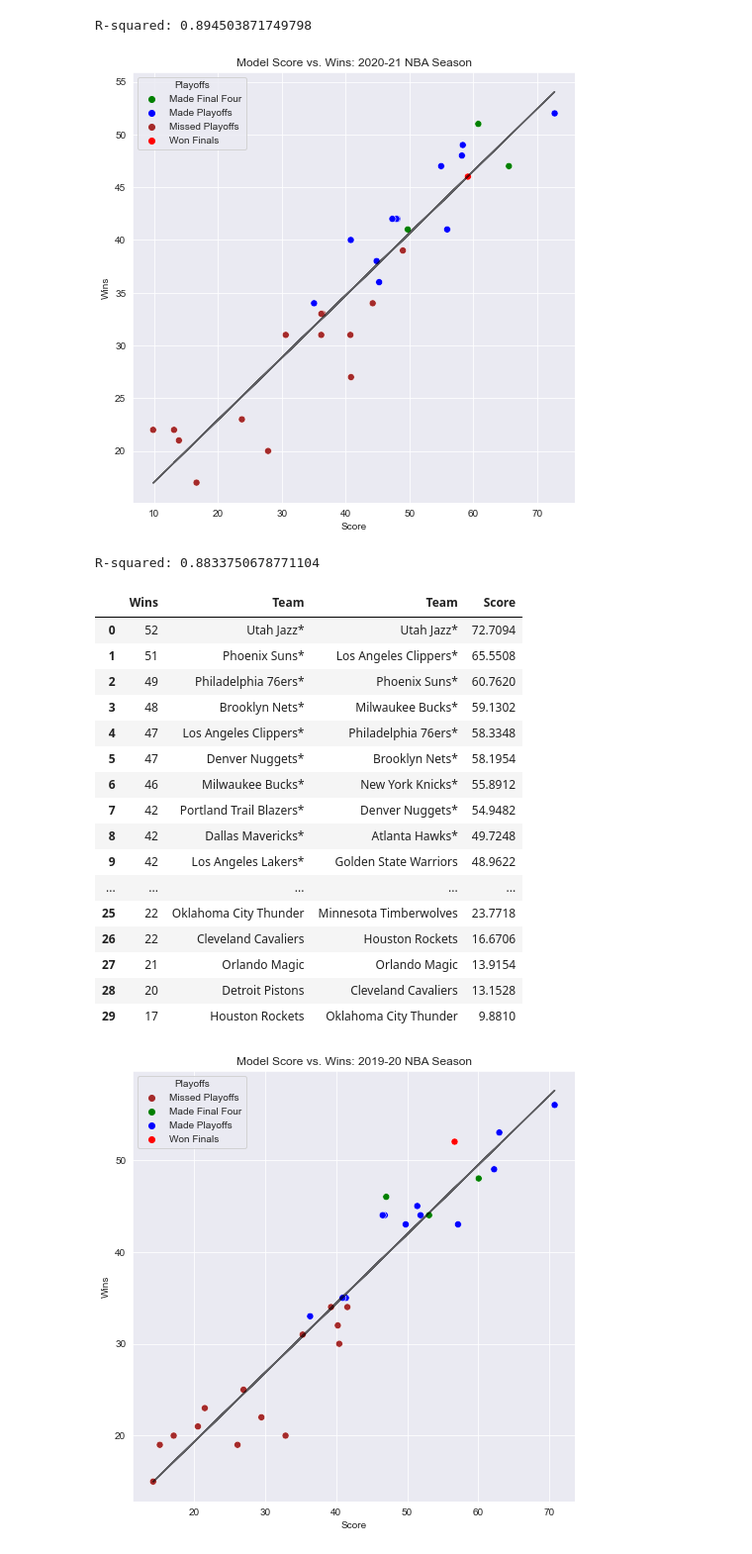
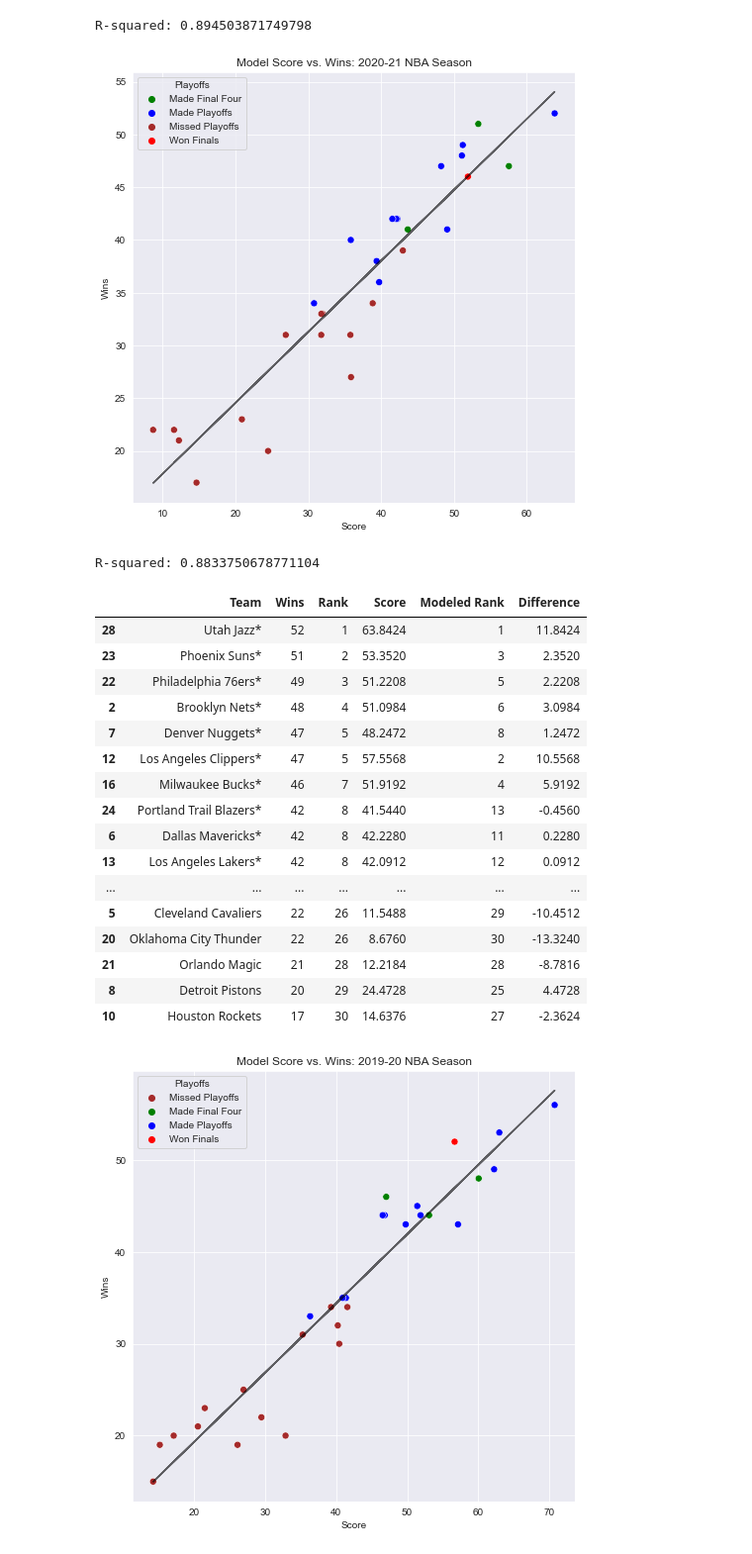
Before and after one commit to Kc1227/Math-42-Final-Project, a Jupyter notebook: Analysis.ipynb, the cells around one changed output. Shown at 99% size. Drawn from its saved outputs; the diff is of its cells as text; code cells hidden in the pictures.

```diff
--- a/Analysis.ipynb
+++ b/Analysis.ipynb
@@ -123,3 +133,12 @@ model_parameters['Corner 3-pt Per Game'] = np.round(((df_2021['Corner 3-pt Per G
 model_parameters['Score'] = model_parameters[['Net Rating', 'Defensive EFG%',
                                               '3-pt FG%', 'AST/TO Rate',
                                               'Corner 3-pt Per Game']].sum(axis = 1) * 0.82
+# %%
+model_parameters['Difference'] = model_parameters['Score'] - model_parameters['Wins']
+model_parameters.sort_values(by = "Difference")
+real = model_parameters.copy()['Wins'].rank(method = 'min', ascending = False)
+modeled = model_parameters.copy()['Score'].rank(method = 'min', ascending = False)
+model_parameters['Rank'] = real.astype(int)
+model_parameters['Modeled Rank'] = modeled.astype(int)
+new = model_parameters[['Team', 'Wins', 'Rank', 'Score', 'Modeled Rank', 'Difference']]
+new.sort_values('Rank')
@@ -155,7 +192,7 @@ test_statistic(df = model_parameters, stat = 'Score', y = "Wins", playoffs = "Pl
 [figure]
 R-squared: 0.894503871749798
 # %%
-def score_model(df, year):
+def score_model(df, year, games = 82):
     model_parameters = pd.DataFrame(columns = ["Team", "Wins", 'Playoffs', "Net Rating",
                                                "Defensive EFG%", '3-pt FG%',
                                                'AST/TO Rate', 'Corner 3-pt Per Game'])
@@ -171,13 +208,18 @@ def score_model(df, year):
 
     model_parameters['Score'] = model_parameters[['Net Rating', 'Defensive EFG%',
                                                   '3-pt FG%', 'AST/TO Rate',
-                                                  'Corner 3-pt Per Game']].sum(axis = 1) * 0.82
-    df1 = model_parameters[['Team', 'Wins', 'Playoffs']].sort_values(by = 'Wins', ascending = False).reset_index(drop = True)
-    df2 = model_parameters[['Team', 'Score', 'Playoffs']].sort_values(by = 'Score', ascending = False).reset_index(drop = True)
+                                                  'Corner 3-pt Per Game']].sum(axis = 1) * games / 100
+    model_parameters['Difference'] = model_parameters['Score'] - model_parameters['Wins']
+    model_parameters.sort_values(by = "Difference")
+    real = model_parameters.copy()['Wins'].rank(method = 'min', ascending = False)
+    modeled = model_parameters.copy()['Score'].rank(method = 'min', ascending = False)
+    model_parameters['Rank'] = real.astype(int)
+    model_parameters['Modeled Rank'] = modeled.astype(int)
+    new = model_parameters[['Team', 'Wins', 'Rank', 'Score', 'Modeled Rank', 'Difference']]
 
     results = pd.concat([df1, df2], axis = 1)
     sns.set_style('darkgrid')
     test_statistic(df = model_parameters, stat = 'Score', y = "Wins", playoffs = "Playoffs", figsize = (8, 8),
               title = f"Model Score vs. Wins: {year} NBA Season")
-    return results[['Wins', 'Team', 'Score']]
+    return new.sort_values('Rank')
 # %%
@@ -199,27 +241,27 @@ def score_model_incomplete_data(df, year):
 
     return model_parameters[['Team', 'Score']].sort_values(by = 'Score', ascending = False)
 # %%
-score_model(df_2020, '2020-21')
+score_model(df_2020, '2020-21', games = 72)
 # %% [output]
-[figure, old version]
+[figure, new version]
 R-squared: 0.8833750678771104
-|  | Wins | Team | Team | Score |
-| 0 | 52 | Utah Jazz* | Utah Jazz* | 72.7094 |
-| 1 | 51 | Phoenix Suns* | Los Angeles Clippers* | 65.5508 |
-| 2 | 49 | Philadelphia 76ers* | Phoenix Suns* | 60.7620 |
-| 3 | 48 | Brooklyn Nets* | Milwaukee Bucks* | 59.1302 |
-| 4 | 47 | Los Angeles Clippers* | Philadelphia 76ers* | 58.3348 |
-| 5 | 47 | Denver Nuggets* | Brooklyn Nets* | 58.1954 |
-| 6 | 46 | Milwaukee Bucks* | New York Knicks* | 55.8912 |
-| 7 | 42 | Portland Trail Blazers* | Denver Nuggets* | 54.9482 |
-| 8 | 42 | Dallas Mavericks* | Atlanta Hawks* | 49.7248 |
-| 9 | 42 | Los Angeles Lakers* | Golden State Warriors | 48.9622 |
-| ... | ... | ... | ... | ... |
-| 25 | 22 | Oklahoma City Thunder | Minnesota Timberwolves | 23.7718 |
-| 26 | 22 | Cleveland Cavaliers | Houston Rockets | 16.6706 |
-| 27 | 21 | Orlando Magic | Orlando Magic | 13.9154 |
-| 28 | 20 | Detroit Pistons | Cleveland Cavaliers | 13.1528 |
-| 29 | 17 | Houston Rockets | Oklahoma City Thunder | 9.8810 |
+|  | Team | Wins | Rank | Score | Modeled Rank | Difference |
+| 28 | Utah Jazz* | 52 | 1 | 63.8424 | 1 | 11.8424 |
+| 23 | Phoenix Suns* | 51 | 2 | 53.3520 | 3 | 2.3520 |
+| 22 | Philadelphia 76ers* | 49 | 3 | 51.2208 | 5 | 2.2208 |
+| 2 | Brooklyn Nets* | 48 | 4 | 51.0984 | 6 | 3.0984 |
+| 7 | Denver Nuggets* | 47 | 5 | 48.2472 | 8 | 1.2472 |
+| 12 | Los Angeles Clippers* | 47 | 5 | 57.5568 | 2 | 10.5568 |
+| 16 | Milwaukee Bucks* | 46 | 7 | 51.9192 | 4 | 5.9192 |
+| 24 | Portland Trail Blazers* | 42 | 8 | 41.5440 | 13 | -0.4560 |
+| 6 | Dallas Mavericks* | 42 | 8 | 42.2280 | 11 | 0.2280 |
+| 13 | Los Angeles Lakers* | 42 | 8 | 42.0912 | 12 | 0.0912 |
+| ... | ... | ... | ... | ... | ... | ... |
+| 5 | Cleveland Cavaliers | 22 | 26 | 11.5488 | 29 | -10.4512 |
+| 20 | Oklahoma City Thunder | 22 | 26 | 8.6760 | 30 | -13.3240 |
+| 21 | Orlando Magic | 21 | 28 | 12.2184 | 28 | -8.7816 |
+| 8 | Detroit Pistons | 20 | 29 | 24.4728 | 25 | 4.4728 |
+| 10 | Houston Rockets | 17 | 30 | 14.6376 | 27 | -2.3624 |
 # %%
 score_model(df_2019, '2019-20')
 # %% [output]
```
Also changed, not shown: parts of 5 cells of this notebook, 2 other files.
